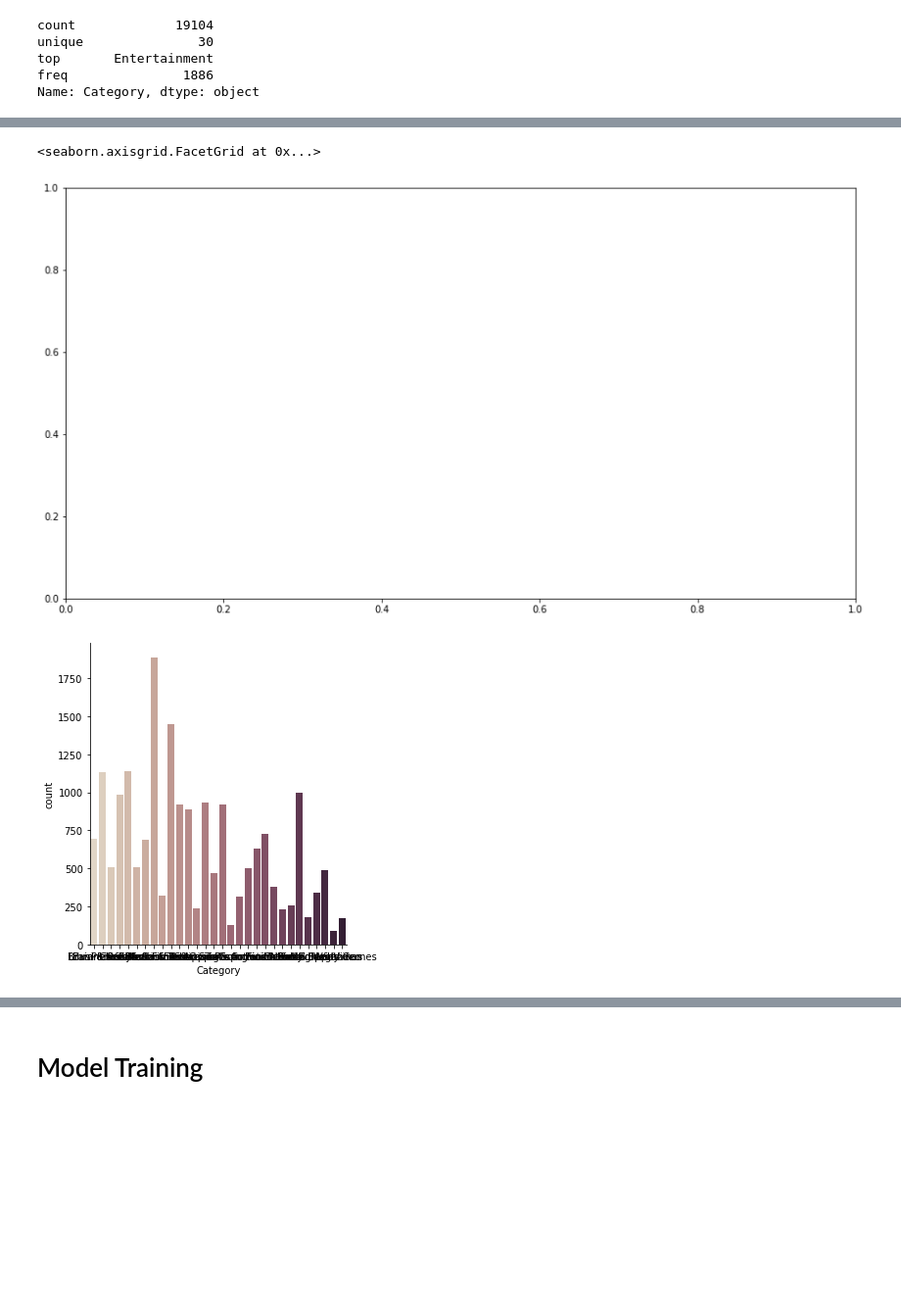
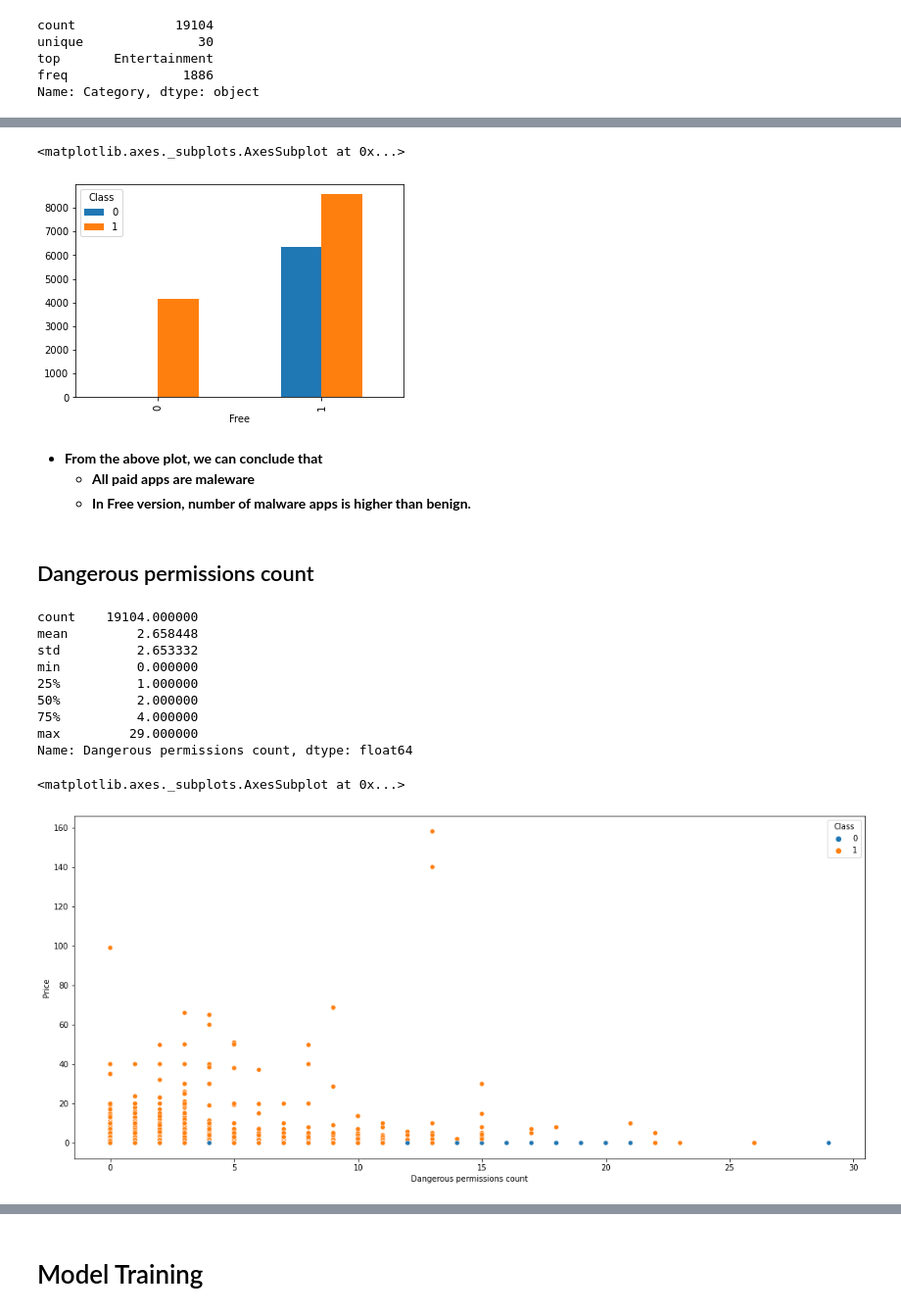
Before and after one commit to nayan136/Android-Authtentivcity-Prediction, a Jupyter notebook: ANDRIOD_AUTHENTICITY_PREDICTION.ipynb, the cells around one changed output, grey strips where cells are left out. Shown at 98% size. Drawn from its saved outputs; the diff is of its cells as text; code cells hidden in the pictures; blank space fills up the shorter version.

```diff
--- a/ANDRIOD_AUTHENTICITY_PREDICTION.ipynb
+++ b/ANDRIOD_AUTHENTICITY_PREDICTION.ipynb
@@ -714,5 +797,3 @@ columns[:15]
 ## Package
 # %% [markdown]
 * **From domain knowledge, we know that the "Package" column is unique for all apps. So, we can remove this column.**
-# %%
-df.drop(["Package"], axis=1, inplace=True)
@@ -802,0 +882,2 @@ regression_line_plot(df,'Number of ratings','Class')
+# %%
+xt,_ = stats.boxcox(df['Number of ratings']+1)
@@ -803,3 +890,6 @@ regression_line_plot(df,'Number of ratings','Class')
+# %%
+# assigning values
+df['Number of ratings'] = xt
 # %% [markdown]
 ## Category
 # %%
@@ -812,0 +962,2 @@ Name: Category, dtype: object
+# %%
+df['Free'] = df['Price'].apply(lambda x: 1 if x == 0 else 0)
@@ -813,7 +975,30 @@ Name: Category, dtype: object
+# %%
+data = df[['Free','Class']].value_counts().unstack()
+data.plot(kind='bar')
+# %% [output]
+<matplotlib.axes._subplots.AxesSubplot at 0x...>
+[figure, added]
+# %% [markdown]
+* **From the above plot, we can conclude that**
+   * **All paid apps are maleware**
+   * **In Free version, number of malware apps is higher than benign.**
+# %% [markdown]
+## Dangerous permissions count
+# %%
+df['Dangerous permissions count'].describe()
+# %% [output]
+count    19104.000000
+mean         2.658448
+std          2.653332
+min          0.000000
+25%          1.000000
+50%          2.000000
+75%          4.000000
+max         29.000000
+Name: Dangerous permissions count, dtype: float64
 # %%
-fig,ax=plt.subplots(figsize=(15,8))
-sns.catplot(x="Category", kind="count", palette="ch:.25", data=df)
+fig,ax=plt.subplots(figsize=(18,8))
+sns.scatterplot(x='Dangerous permissions count', y='Price', data=df, hue='Class')
 # %% [output]
-<seaborn.axisgrid.FacetGrid at 0x...>
+<matplotlib.axes._subplots.AxesSubplot at 0x...>
-[figure, old version]
+[figure, new version]
-[figure, removed]
```
Also changed, not shown: parts of 107 cells of this notebook.
